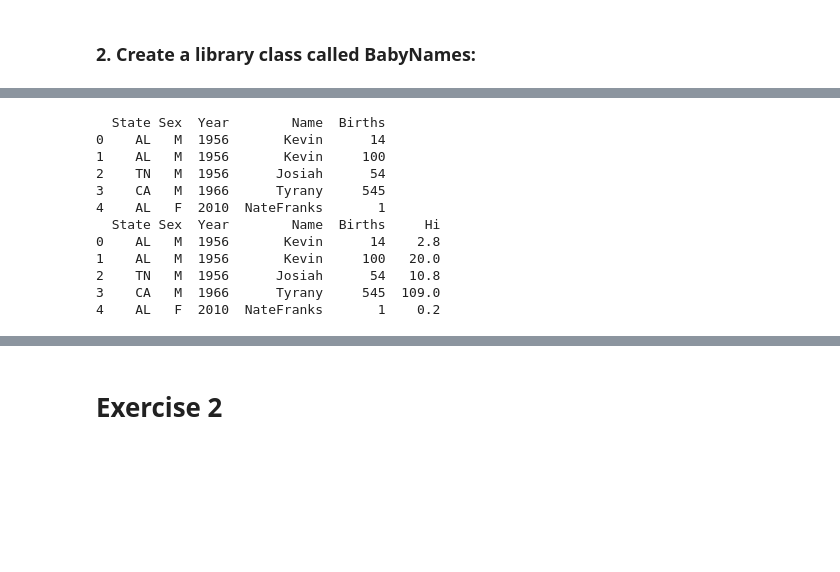
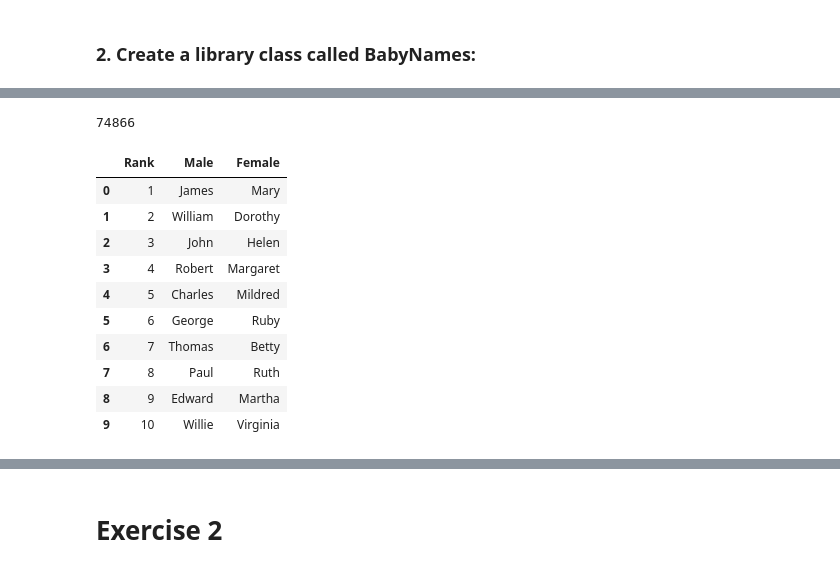
Before and after one commit to noraxuxu/MSiA422Project1, a Jupyter notebook: Project 1 Group Work2.ipynb, the cells around one changed output, grey strips where cells are left out. Saved outputs shown, nothing was run; the diff lists cells and outputs as text; code cells hidden in the pictures; blank space fills up the shorter version.

```diff
--- a/Project 1 Group Work2.ipynb
+++ b/Project 1 Group Work2.ipynb
@@ -276,15 +296,18 @@ BabyNamesObject.Story()
-# %%
-df_sample = pd.DataFrame([['AL','M','1956','Kevin',14],['AL','M','1956','Kevin',100],['TN','M','1956','Josiah',54],['CA','M','1966','Tyrany',545],['AL','F','2010','NateFranks',1]], columns=['State', 'Sex', 'Year', 'Name', 'Births'])
-# %% [output]
-  State Sex  Year        Name  Births
-0    AL   M  1956       Kevin      14
-1    AL   M  1956       Kevin     100
-2    TN   M  1956      Josiah      54
-3    CA   M  1966      Tyrany     545
-4    AL   F  2010  NateFranks       1
-  State Sex  Year        Name  Births     Hi
-0    AL   M  1956       Kevin      14    2.8
-1    AL   M  1956       Kevin     100   20.0
-2    TN   M  1956      Josiah      54   10.8
-3    CA   M  1966      Tyrany     545  109.0
-4    AL   F  2010  NateFranks       1    0.2
+# %%
+BabyNamesObject.Count(state='AL', year=1950)
+# %% [output]
+74866
+# %%
+BabyNamesObject.Top10BabyNames(state='TN', year=1925)
+# %% [output]
+|  | Rank | Male | Female |
+| 0 | 1 | James | Mary |
+| 1 | 2 | William | Dorothy |
+| 2 | 3 | John | Helen |
+| 3 | 4 | Robert | Margaret |
+| 4 | 5 | Charles | Mildred |
+| 5 | 6 | George | Ruby |
+| 6 | 7 | Thomas | Betty |
+| 7 | 8 | Paul | Ruth |
+| 8 | 9 | Edward | Martha |
+| 9 | 10 | Willie | Virginia |
```
Also changed, not shown: parts of 8 cells of this notebook, 1 other file.
